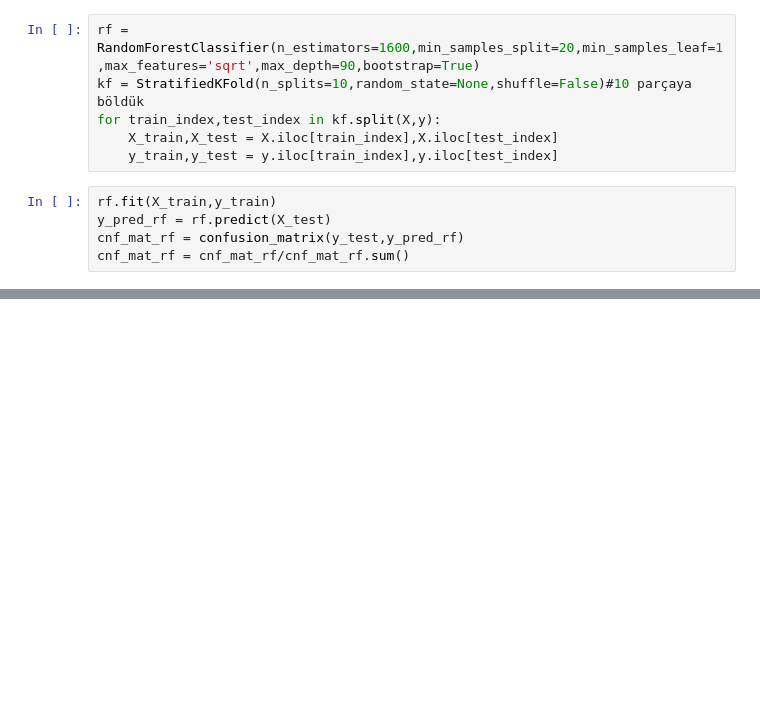
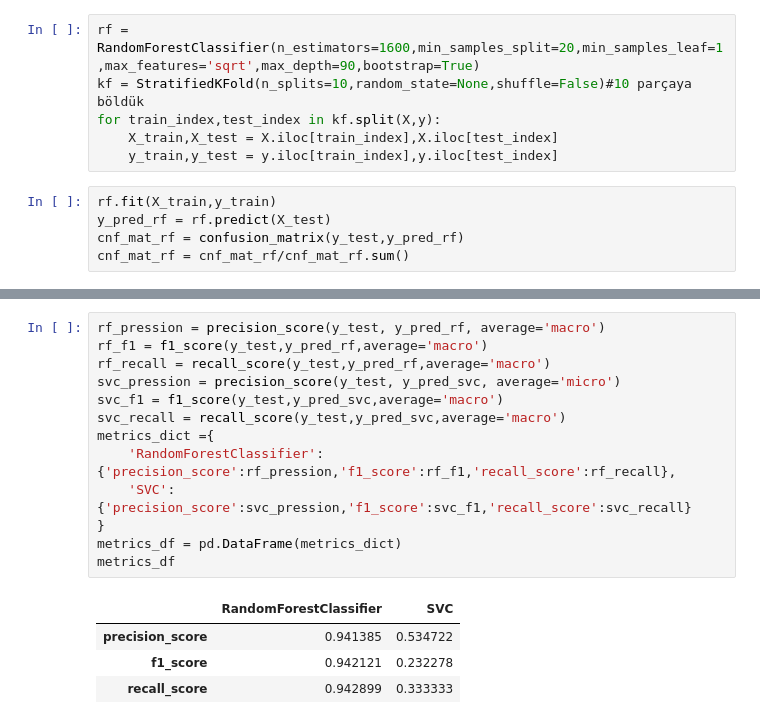
Before and after one commit to Umudigo48/Formula1GrandPrixPredictor, a Jupyter notebook: Prediction ve EDA.ipynb, the cells around one changed output, grey strips where cells are left out. Cells and saved outputs as stored; diff of their text form; blank space fills up the shorter version.

```diff
--- a/Prediction ve EDA.ipynb
+++ b/Prediction ve EDA.ipynb
@@ -637,0 +713,18 @@ cnf_mat_rf = cnf_mat_rf/cnf_mat_rf.sum()
+# %%
+rf_pression = precision_score(y_test, y_pred_rf, average='macro')
+rf_f1 = f1_score(y_test,y_pred_rf,average='macro')
+rf_recall = recall_score(y_test,y_pred_rf,average='macro')
+svc_pression = precision_score(y_test, y_pred_svc, average='micro')
+svc_f1 = f1_score(y_test,y_pred_svc,average='macro')
+svc_recall = recall_score(y_test,y_pred_svc,average='macro')
+metrics_dict ={
+    'RandomForestClassifier':{'precision_score':rf_pression,'f1_score':rf_f1,'recall_score':rf_recall},
+    'SVC':{'precision_score':svc_pression,'f1_score':svc_f1,'recall_score':svc_recall}
+}
+metrics_df = pd.DataFrame(metrics_dict)
+metrics_df
+# %% [output]
+|  | RandomForestClassifier | SVC |
+| precision_score | 0.941385 | 0.534722 |
+| f1_score | 0.942121 | 0.232278 |
+| recall_score | 0.942899 | 0.333333 |
```
Also changed, not shown: parts of 13 cells of this notebook, 2 other files.
